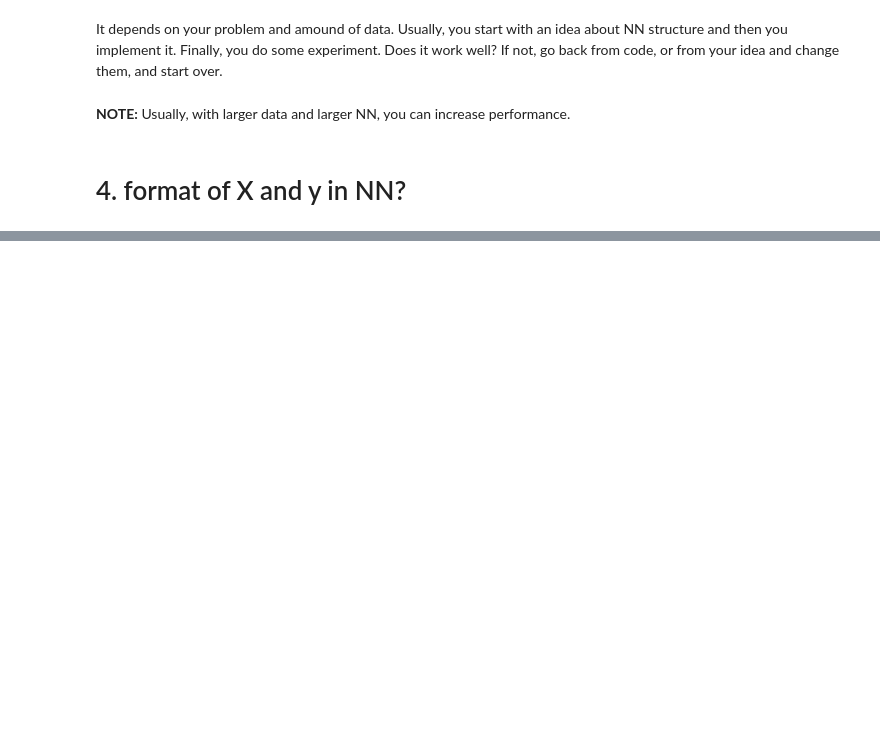
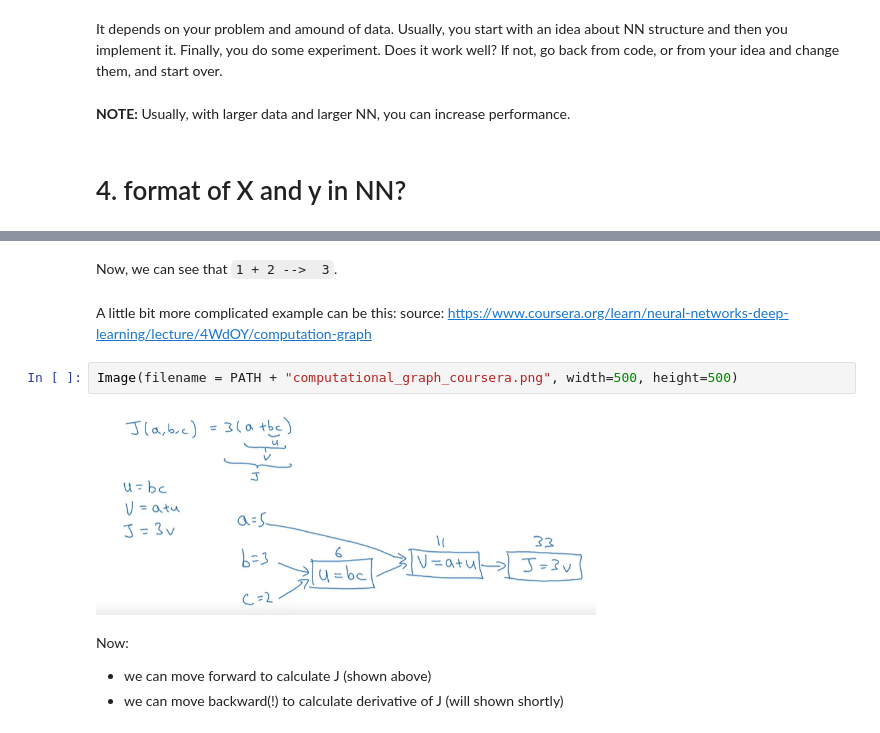
Before and after one commit to NimaSarajpoor/TFDL_Zero2Hero, a Jupyter notebook: TFDL_What_is_NN_03.ipynb, the cells around one changed output, grey strips where cells are left out. Drawn from its saved outputs; the diff is of its cells as text; blank space fills up the shorter version.

```diff
--- a/TFDL_What_is_NN_03.ipynb
+++ b/TFDL_What_is_NN_03.ipynb
@@ -56,0 +171,13 @@ It depends on your problem and amound of data. Usually, you start with an idea a
+# %% [markdown]
+Now, we can see that `1 + 2 -->  3`.
+# %% [markdown]
+A little bit more complicated example can be this:
+source: https://www.coursera.org/learn/neural-networks-deep-learning/lecture/4WdOY/computation-graph
+# %%
+Image(filename = PATH + "computational_graph_coursera.png", width=500, height=500)
+# %% [output]
+[figure, added]
+# %% [markdown]
+Now:
+* we can move forward to calculate J (shown above)
+* we can move backward(!) to calculate derivative of  J (will shown shortly)
```
Also changed, not shown: parts of 27 cells of this notebook.
